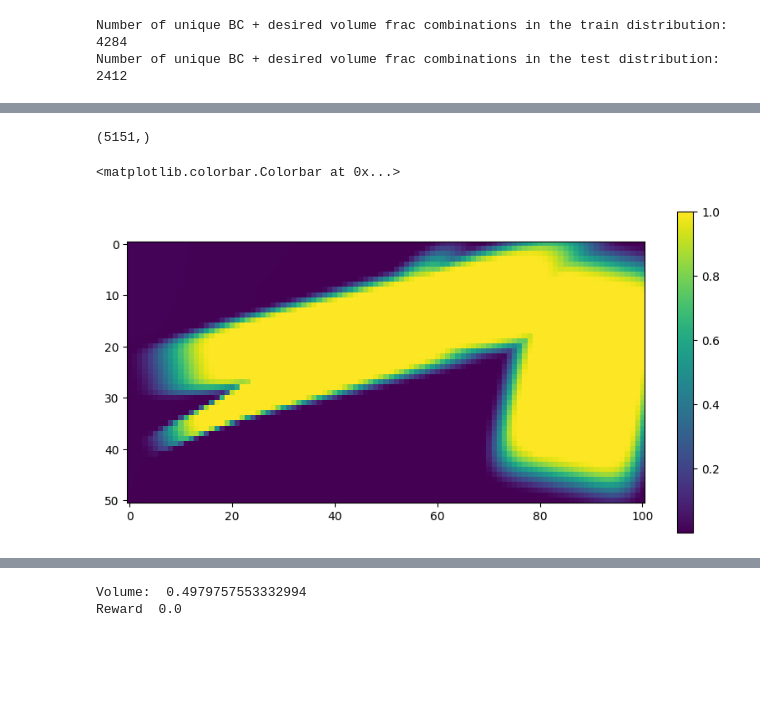
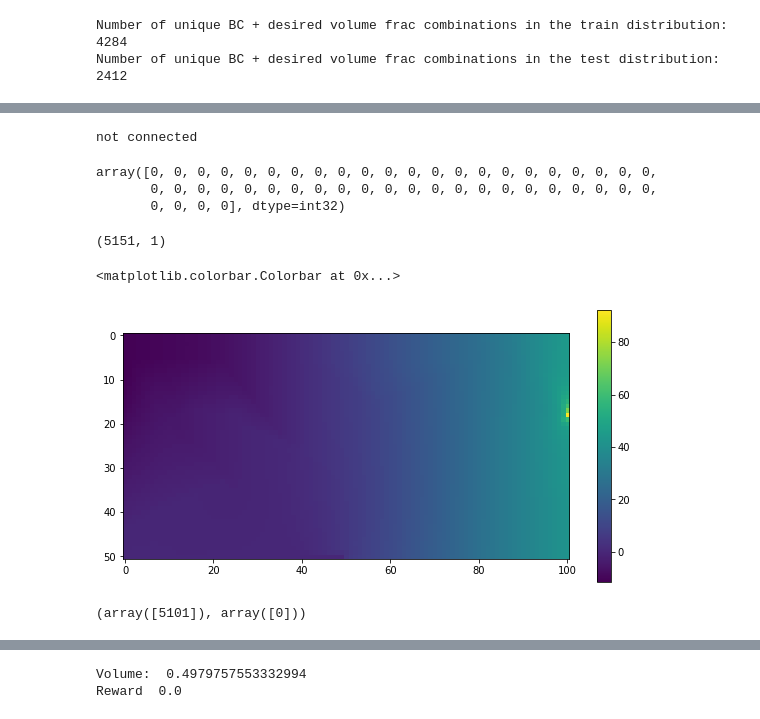
Before and after one commit to ThomasRochefortB/sogym, a Jupyter notebook: tutorial.ipynb, the cells around one changed output, grey strips where cells are left out. Cells and saved outputs as stored; diff of their text form; code cells hidden in the pictures; blank space fills up the shorter version.

Commit message:
experimented with check_connec

```diff
--- a/tutorial.ipynb
+++ b/tutorial.ipynb
@@ -88,9 +128,53 @@ surf = ax.plot_surface(train_env.x, train_env.y, train_env.H.reshape((train_env.
+# %%
+# Let's say we want to know if the load and the support boundaries are connected:
+#Relative y position of load
+#Relative x position of load
+ #Relative y position of support_1
+#Relative x position of support_1
+#Relative y position of support_2
+ #Relative x position of support_2
+#Volume fraction (between 0 and 1)
+#magnitude of load in x
+#magnitude of load in y
+y_load = int(train_env.out_conditions[0]*(train_env.nely))
+x_load = int(train_env.out_conditions[1]*(train_env.nelx))
+y_support_1 = int(train_env.out_conditions[2]*(train_env.nely))
+x_support_1 = int(train_env.out_conditions[3]*(train_env.nelx))
+y_support_2 = int(train_env.out_conditions[4]*(train_env.nely))
+x_support_2 = int(train_env.out_conditions[5]*(train_env.nelx))
+
+#labels of support_1 and support_2
+label_support_1 = labels[y_support_1,x_support_1:x_support_2]
+
+#labels of load:
+label_load = labels[y_load,x_load]
+if label_load != 0:
+    if label_load in label_support_1:
+        print('connected')
+else:
+    print('not connected')
+# %% [output]
+not connected
+# %%
+label_support_1
+# %% [output]
+array([0, 0, 0, 0, 0, 0, 0, 0, 0, 0, 0, 0, 0, 0, 0, 0, 0, 0, 0, 0, 0, 0,
+       0, 0, 0, 0, 0, 0, 0, 0, 0, 0, 0, 0, 0, 0, 0, 0, 0, 0, 0, 0, 0, 0,
+       0, 0, 0, 0], dtype=int32)
 # %%
+# I want to index each 1 + 2 element of train_env.U:
+U_x = train_env.U[0::2]
+U_y = train_env.U[1::2]
-# %% [output]
-(5151,)
 # %%
-plt.imshow(train_env.H.reshape((train_env.nely+1,train_env.nelx+1),order='F'))
+import matplotlib.pyplot as plt
+print(U_x.shape)
+plt.imshow(U_y.reshape((train_env.nely+1,train_env.nelx+1),order='F'))
 plt.colorbar()
 # %% [output]
-<matplotlib.colorbar.Colorbar at 0x...>
+(5151, 1)
+<matplotlib.colorbar.Colorbar at 0x...>
-[figure, old version]
+[figure, new version]
+# %%
+F_x.nonzero()
+# %% [output]
+(array([5101]), array([0]))
```
Also changed, not shown: parts of 13 cells of this notebook.
